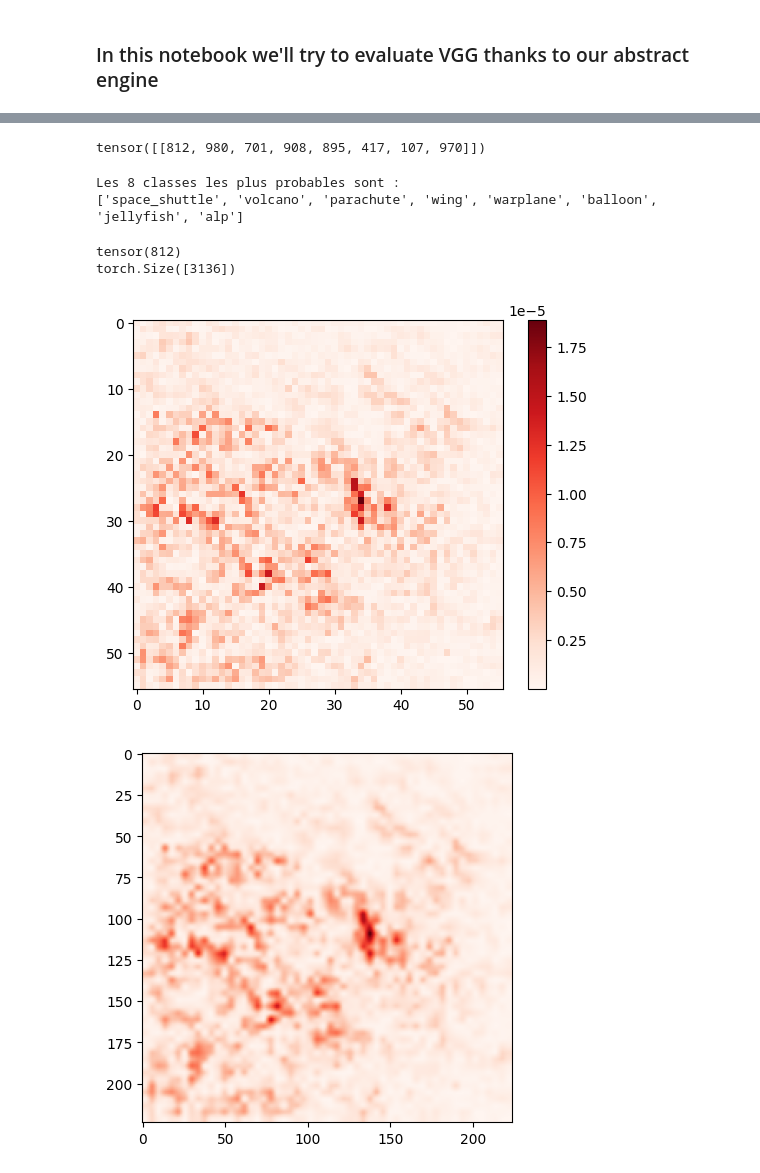
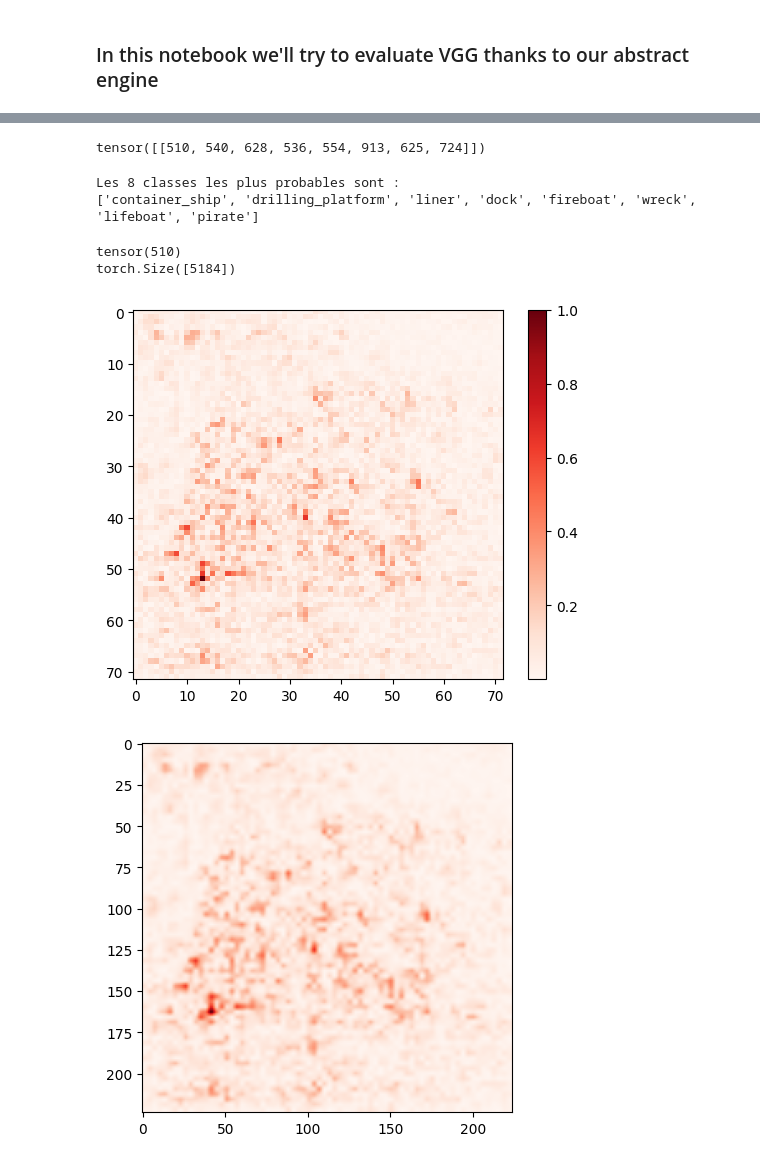
Before and after one commit to guillaume117/AbstractTorch, a Jupyter notebook: notebook/evaluateVGG.ipynb, the cells around one changed output, grey strips where cells are left out. Saved outputs shown, nothing was run; the diff lists cells and outputs as text; code cells hidden in the pictures.

```diff
--- a/notebook/evaluateVGG.ipynb
+++ b/notebook/evaluateVGG.ipynb
@@ -355,11 +355,13 @@ from PIL import Image
 import torch
 import torchvision.transforms as transforms
 
-image = Image.open("../images/avion_2.jpg")
+image = Image.open("../images/bateau.jpg")
 
 transform = transforms.Compose([
-    transforms.Resize((56, 56)),
+    transforms.Resize((72, 72)),
     transforms.ToTensor(),
+
+
 ])
 image_tensor = transform(image)
 
@@ -374,8 +376,8 @@ torch.Size([1, 3, 56, 56])
 # %%
 import gc
 # %%
-dim_abstract=3136
-alpha_value = 0.00001
+dim_abstract=5184
+alpha_value = 0.0001
 span =torch.max(image_tensor)-torch.min(image_tensor)
 print(f"span={span}")
 from abstract import abstractTensor as AT
@@ -514,7 +516,7 @@ res =model(image_tensor)
 _ , index = torch.topk(res, 8)
 print(index)
 # %% [output]
-tensor([[812, 980, 701, 908, 895, 417, 107, 970]])
+tensor([[510, 540, 628, 536, 554, 913, 625, 724]])
 # %%
 import json
 with open("VGG_index/imagenet_class_index.json") as f:
@@ -525,28 +527,28 @@ print("Les 8 classes les plus probables sont :")
 print([idx2label[i] for i in index[0]])
 # %% [output]
 Les 8 classes les plus probables sont :
-['space_shuttle', 'volcano', 'parachute', 'wing', 'warplane', 'balloon', 'jellyfish', 'alp']
+['container_ship', 'drilling_platform', 'liner', 'dock', 'fireboat', 'wreck', 'lifeboat', 'pirate']
 # %%
 value=torch.argmax(result[0])
 print(value)
-concat= torch.abs(result[1:3137,value])
+concat= torch.abs(result[1:5185,value])
 print(concat.size())
-
-concat = concat.reshape(56,56)
+concat = concat/ (torch.max(concat)-torch.min(concat))
+concat = concat.reshape(72,72)
 plt.imshow(torch.abs(concat.cpu()).numpy(), cmap='Reds')
 plt.colorbar()
 plt.show()
 transform = transforms.Resize((224, 224))
 heatmap = transform(concat.unsqueeze(0))
 plt.imshow(heatmap[0].cpu().numpy(), cmap='Reds')
 heatmap.shape
 
 heatmap = torch.cat((heatmap, torch.zeros_like(heatmap[0]).unsqueeze(0), torch.zeros_like(heatmap[0]).unsqueeze(0)), dim=0)
 # %% [output]
-tensor(812)
-torch.Size([3136])
+tensor(510)
+torch.Size([5184])
-[figure, old version]
+[figure, new version]
-[figure, old version]
+[figure, new version]
 # %%
 from PIL import Image
 import torch
```
Also changed, not shown: parts of 7 cells of this notebook, 4 other files.
